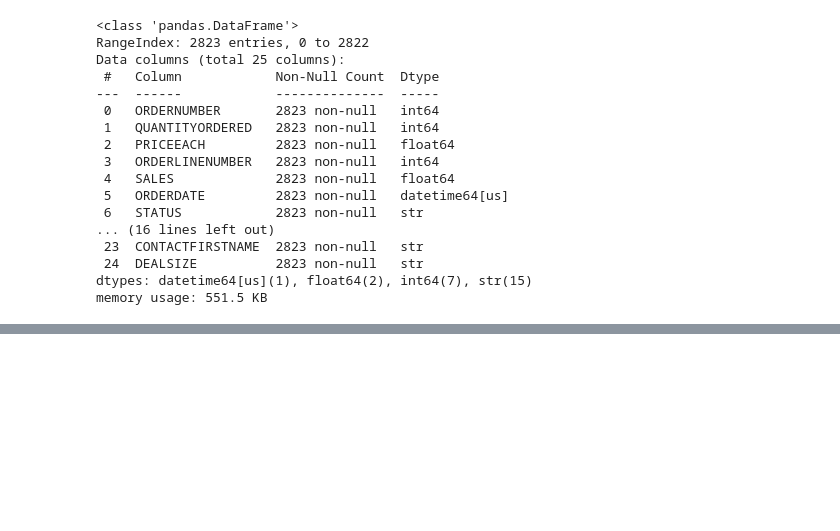
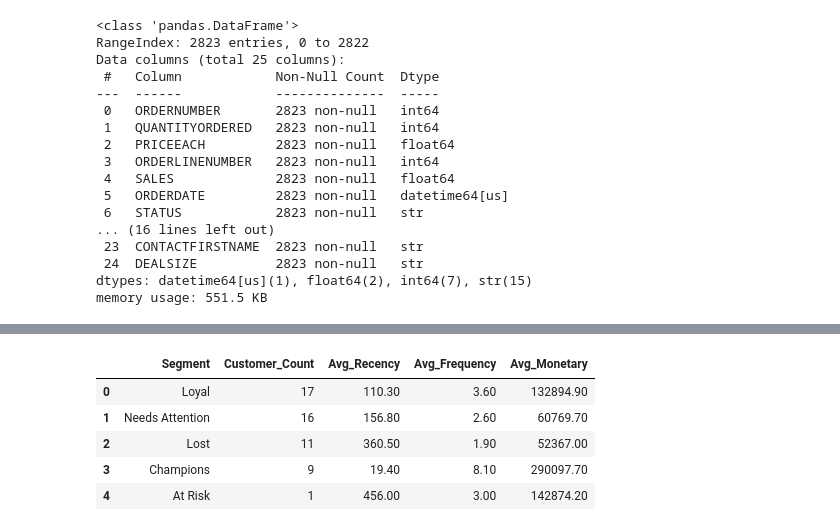
Before and after one commit to rashidmajidov/rfm-segmentation, a Jupyter notebook: notebooks/02_eda.ipynb, the cells around one changed output, grey strips where cells are left out. Cells and saved outputs as stored; diff of their text form; code cells hidden in the pictures; blank space fills up the shorter version.

```diff
--- a/notebooks/02_eda.ipynb
+++ b/notebooks/02_eda.ipynb
@@ -41,0 +68,39 @@ memory usage: 551.5 KB
+# %%
+rfm['R_score'] = pd.qcut(rfm['Recency'], q=4, labels=[4, 3, 2, 1]).astype(int)
+
+rfm['F_score'] = pd.qcut(rfm['Frequency'].rank(method='first'), q=4, labels=[1, 2, 3, 4]).astype(int)
+
+rfm['M_score'] = pd.qcut(rfm['Monetary'], q=4, labels=[1, 2, 3, 4]).astype(int)
+
+rfm['RFM_Segment'] = (
+    rfm['R_score'].astype(str) +
+    rfm['F_score'].astype(str) +
+    rfm['M_score'].astype(str)
+)
+
+rfm['RFM_Score'] = rfm[['R_score', 'F_score', 'M_score']].sum(axis=1)
+# %%
+def assign_segment(row):
+    r, f, m = row['R_score'], row['F_score'], row['M_score']
+
+    if r == 4 and f == 4 and m == 4:
+        return 'Champions'
+    elif r >= 3 and f >= 3 and m >= 3:
+        return 'Loyal'
+    elif r == 1 and f >= 3 and m >= 3:
+        return 'At Risk'
+    elif r >= 2 and f <= 2 and m <= 2:
+        return 'Needs Attention'
+    elif r == 1 and f == 1 and m == 1:
+        return 'Lost'
+
+rfm['Segment'] = rfm.apply(assign_segment, axis=1)
+# %%
+segment_summary = rfm.groupby('Segment').agg(
+    Customer_Count=('CUSTOMERNAME', 'count'),
+    Avg_Recency=('Recency', 'mean'),
+    Avg_Frequency=('Frequency', 'mean'),
+    Avg_Monetary=('Monetary', 'mean')
+).round(1).sort_values('Customer_Count', ascending=False)
+
+print(segment_summary)
@@ -41,0 +115,12 @@ memory usage: 551.5 KB
+# %%
+final_table = segment_summary.reset_index()[
+    ['Segment', 'Customer_Count', 'Avg_Recency', 'Avg_Frequency', 'Avg_Monetary']
+]
+final_table
+# %% [output]
+|  | Segment | Customer_Count | Avg_Recency | Avg_Frequency | Avg_Monetary |
+| 0 | Loyal | 17 | 110.30 | 3.60 | 132894.90 |
+| 1 | Needs Attention | 16 | 156.80 | 2.60 | 60769.70 |
+| 2 | Lost | 11 | 360.50 | 1.90 | 52367.00 |
+| 3 | Champions | 9 | 19.40 | 8.10 | 290097.70 |
+| 4 | At Risk | 1 | 456.00 | 3.00 | 142874.20 |
```
Also changed, not shown: parts of 6 cells of this notebook, 3 other files.
